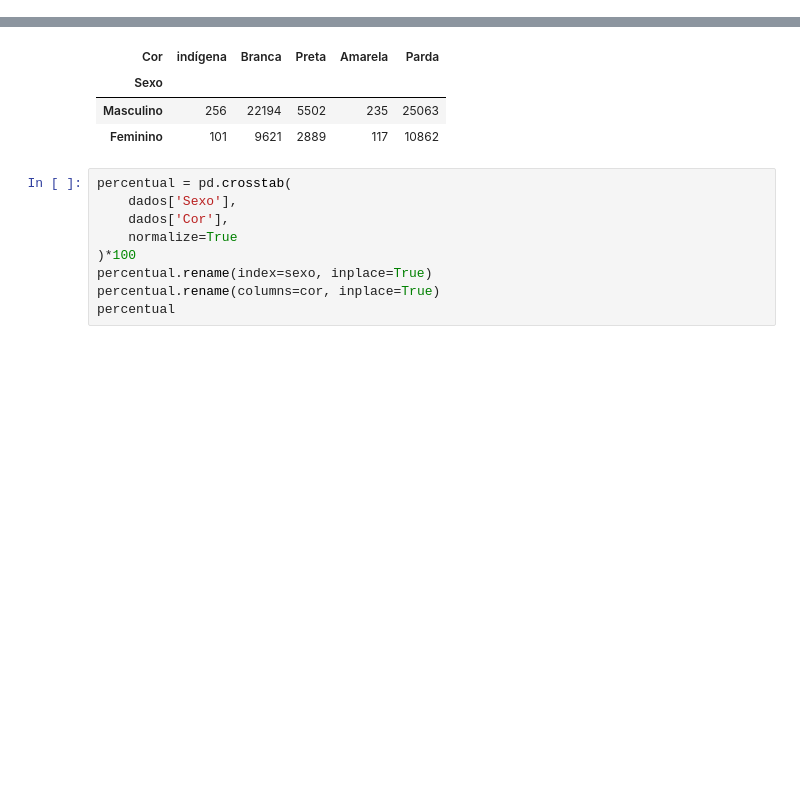
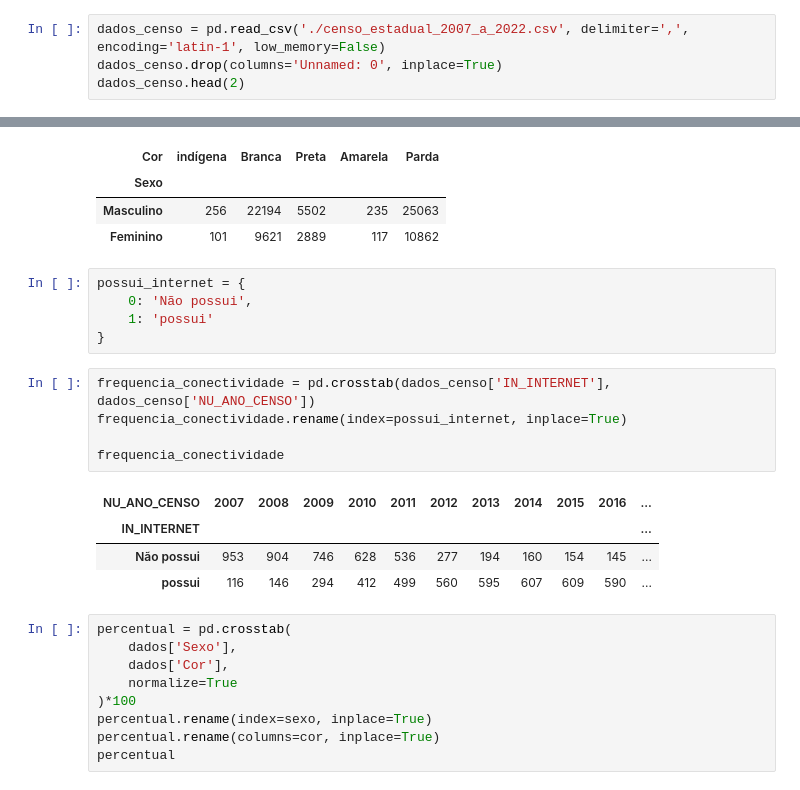
Before and after one commit to rivaldo/estatistica_basica_revisao, a Jupyter notebook: Curso de Estatística/Curso_de_Estatística_Parte_1.ipynb, the cells around one changed output, grey strips where cells are left out. Cells and saved outputs as stored; diff of their text form; blank space fills up the shorter version.

```diff
--- a/Curso de Estatística/Curso_de_Estatística_Parte_1.ipynb
+++ b/Curso de Estatística/Curso_de_Estatística_Parte_1.ipynb
@@ -135,0 +129,4 @@ dados.head()
+# %%
+dados_censo = pd.read_csv('./censo_estadual_2007_a_2022.csv', delimiter=',', encoding='latin-1', low_memory=False)
+dados_censo.drop(columns='Unnamed: 0', inplace=True)
+dados_censo.head(2)
@@ -282,6 +303,21 @@ frequencia
 | Sexo |  |  |  |  |  |
 | Masculino | 256 | 22194 | 5502 | 235 | 25063 |
 | Feminino | 101 | 9621 | 2889 | 117 | 10862 |
+# %%
+possui_internet = {
+    0: 'Não possui',
+    1: 'possui'
+}
+# %%
+frequencia_conectividade = pd.crosstab(dados_censo['IN_INTERNET'], dados_censo['NU_ANO_CENSO'])
+frequencia_conectividade.rename(index=possui_internet, inplace=True)
+
+frequencia_conectividade
+# %% [output]
+| NU_ANO_CENSO | 2007 | 2008 | 2009 | 2010 | 2011 | 2012 | 2013 | 2014 | 2015 | 2016 | ... |
+| IN_INTERNET |  |  |  |  |  |  |  |  |  |  | ... |
+| Não possui | 953 | 904 | 746 | 628 | 536 | 277 | 194 | 160 | 154 | 145 | ... |
+| possui | 116 | 146 | 294 | 412 | 499 | 560 | 595 | 607 | 609 | 590 | ... |
 # %%
 percentual = pd.crosstab(
     dados['Sexo'],
```
Also changed, not shown: parts of 5 cells of this notebook, 2 other files.
